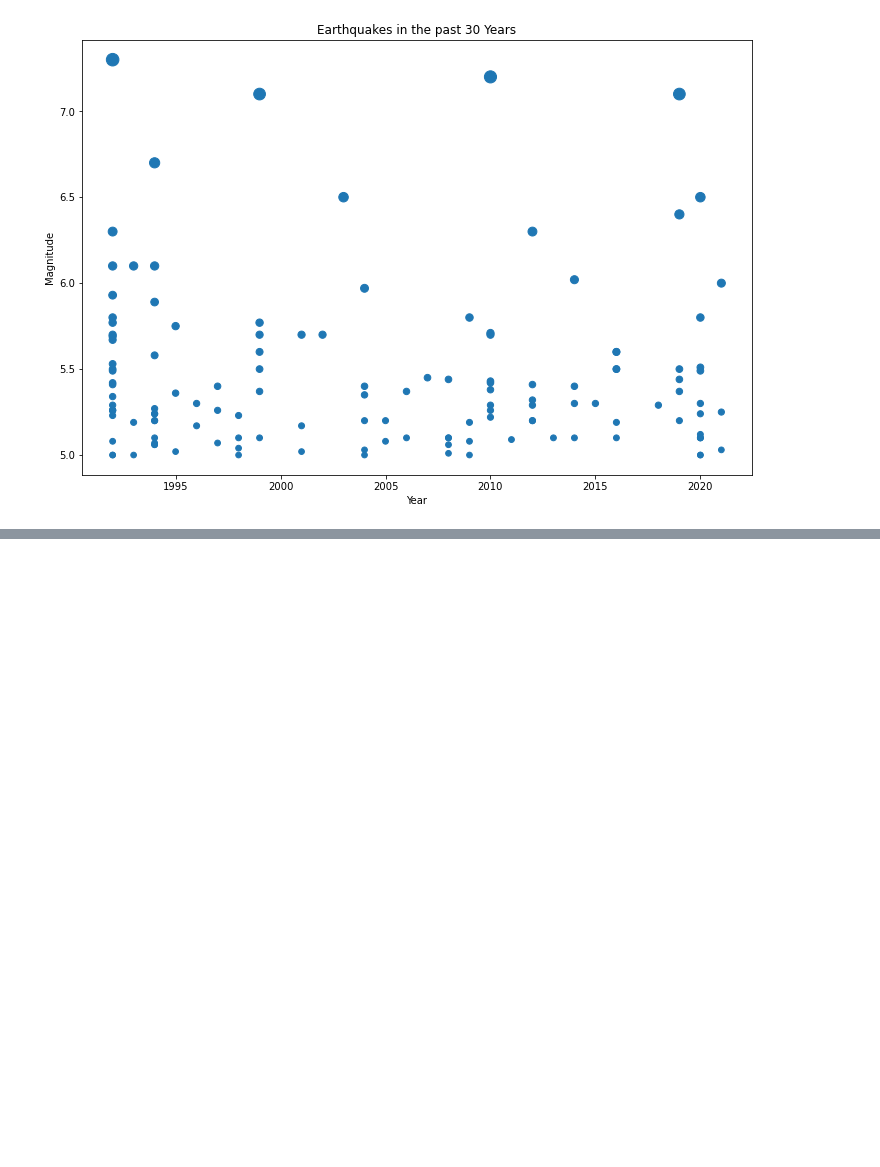
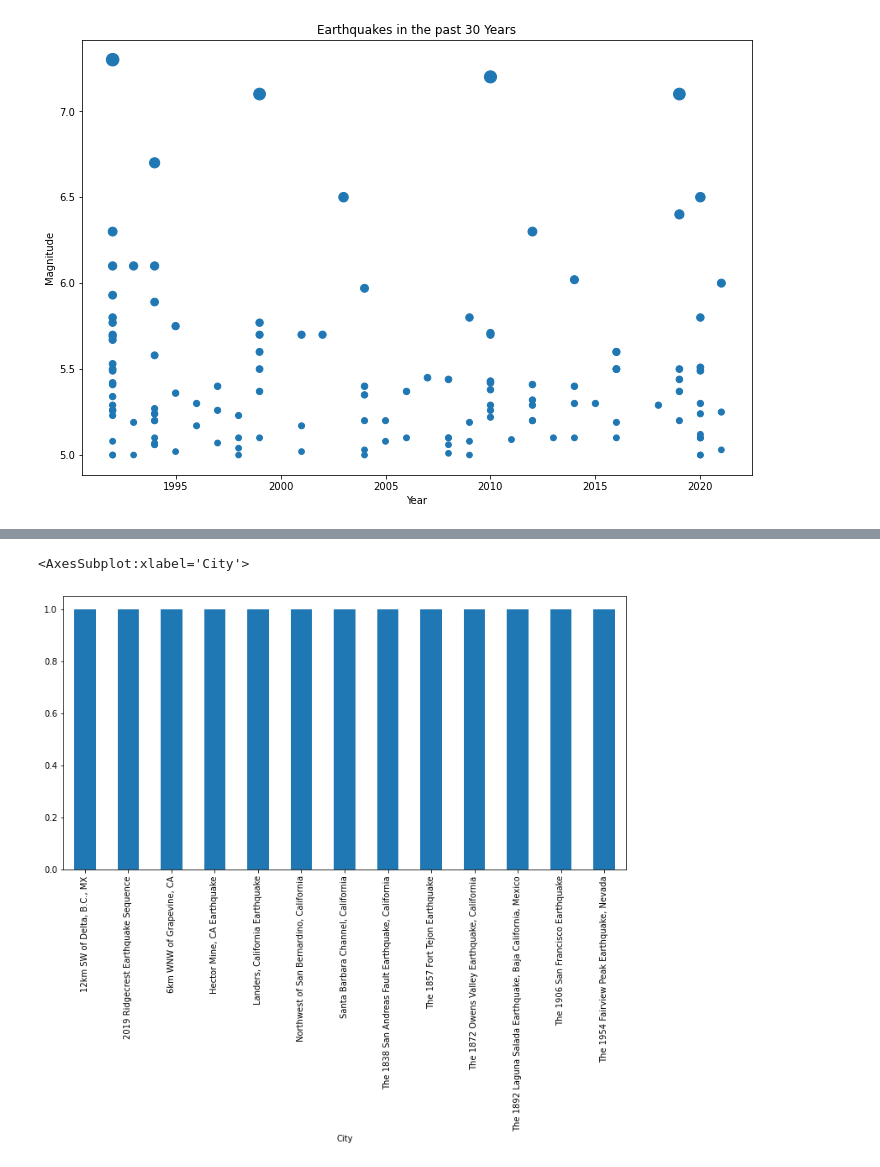
Before and after one commit to chronicJatt/Project-1, a Jupyter notebook: Final_Data_Analysis.ipynb, the cells around one changed output, grey strips where cells are left out. Cells and saved outputs as stored; diff of their text form; code cells hidden in the pictures; blank space fills up the shorter version.

```diff
--- a/Final_Data_Analysis.ipynb
+++ b/Final_Data_Analysis.ipynb
@@ -422,0 +527,7 @@ plt.show()
+# %%
+# Observe seismic activity in the regions for earthquakes with magnitude higher than 7 :
+# all data before 1800
+
+
+df_new = final_earthquake_df[final_earthquake_df.Magnitude > 7]
+df_new.head()
@@ -422,0 +541,5 @@ plt.show()
+# %%
+df_new.groupby('City').Magnitude.count().nlargest(50).plot(kind='bar', figsize=(12,6))
+# %% [output]
+<AxesSubplot:xlabel='City'>
+[figure, added]
```
Also changed, not shown: parts of 26 cells of this notebook, 20 other files.
